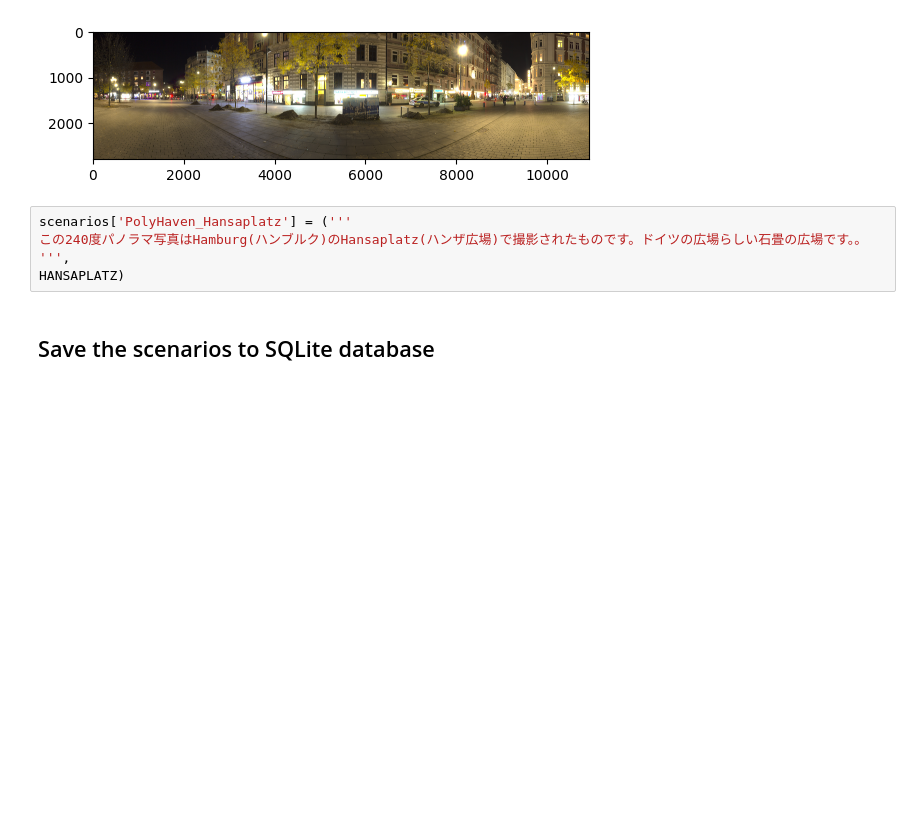
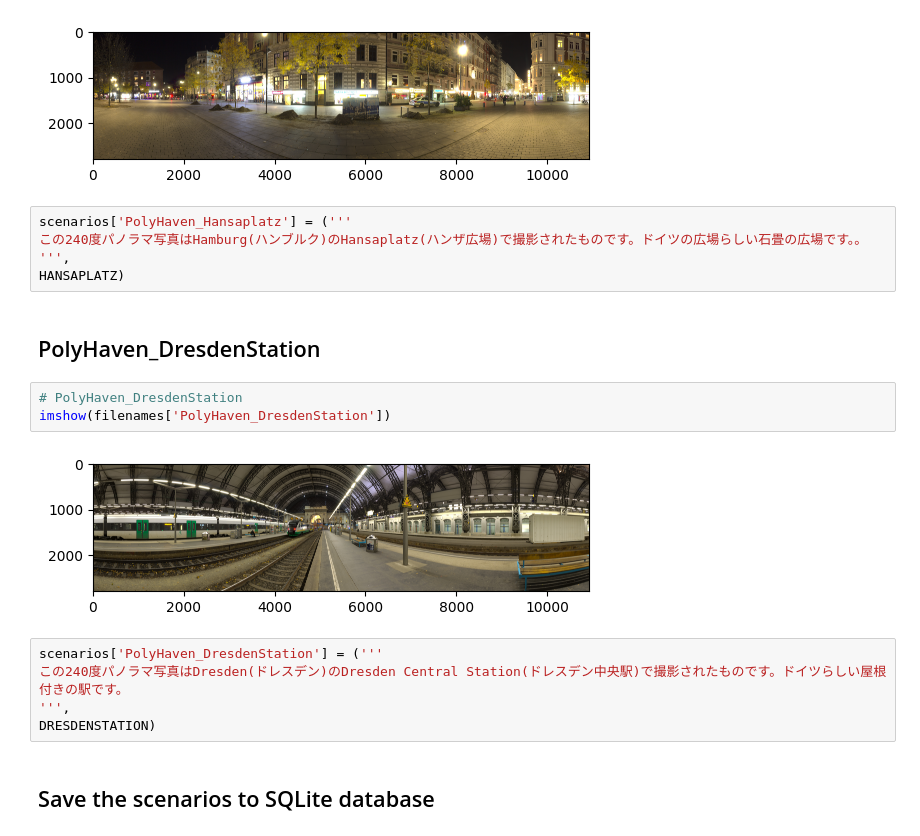
Before and after one commit to araobp/virtual-showroom, a Jupyter notebook: Python/scenarios/Scenarios.ipynb, the cells around one changed output. Drawn from its saved outputs; the diff is of its cells as text; blank space fills up the shorter version.

```diff
--- a/Python/scenarios/Scenarios.ipynb
+++ b/Python/scenarios/Scenarios.ipynb
@@ -207,6 +210,18 @@ scenarios['PolyHaven_Hansaplatz'] = ('''
 この240度パノラマ写真はHamburg(ハンブルク)のHansaplatz(ハンザ広場)で撮影されたものです。ドイツの広場らしい石畳の広場です。。
 ''',
 HANSAPLATZ)
+# %% [markdown]
+## PolyHaven_DresdenStation
+# %%
+# PolyHaven_DresdenStation
+imshow(filenames['PolyHaven_DresdenStation'])
+# %% [output]
+[figure, added]
+# %%
+scenarios['PolyHaven_DresdenStation'] = ('''
+この240度パノラマ写真はDresden(ドレスデン)のDresden Central Station(ドレスデン中央駅)で撮影されたものです。ドイツらしい屋根付きの駅です。
+''',
+DRESDENSTATION)
 # %% [markdown]
 ## Save the scenarios to SQLite database
 # %%
```
Also changed, not shown: parts of 5 cells of this notebook, 4 other files.
